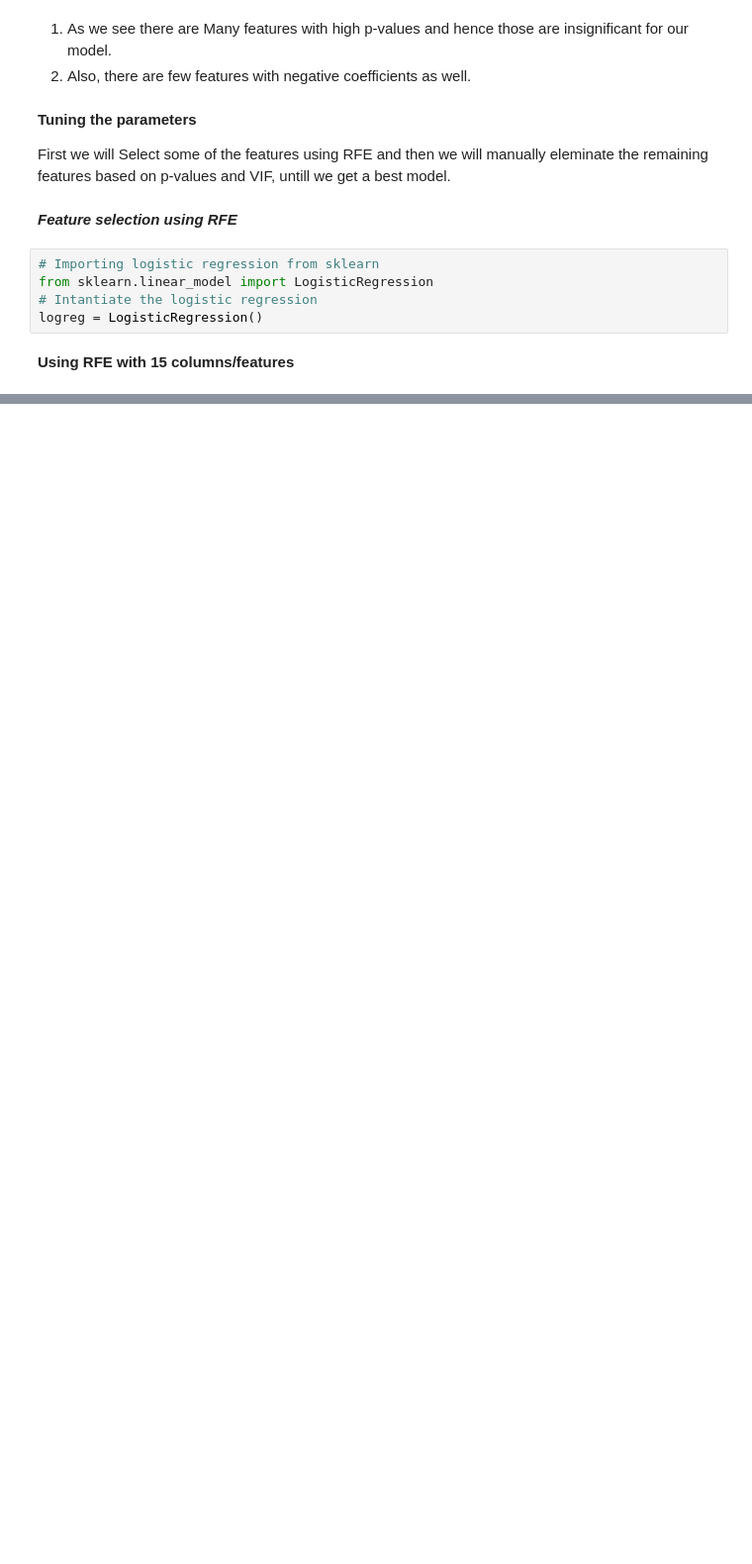
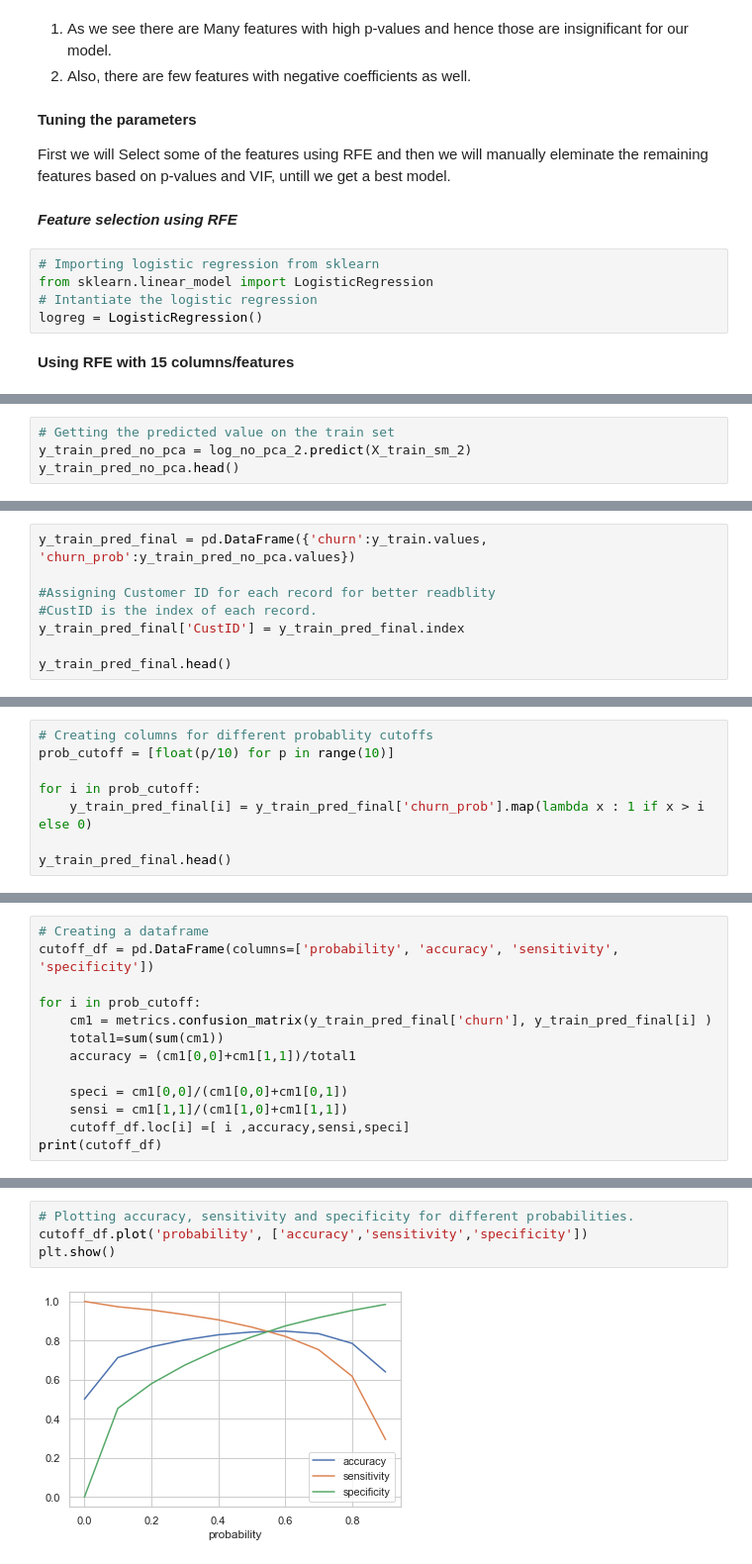
Before and after one commit to SatyugRaj/Telecom_Churn_Case_Study, a Jupyter notebook: Telecom_Churn_Case_Study.ipynb, the cells around one changed output, grey strips where cells are left out. Shown at 99% size. Drawn from its saved outputs; the diff is of its cells as text; blank space fills up the shorter version.

```diff
--- a/Telecom_Churn_Case_Study.ipynb
+++ b/Telecom_Churn_Case_Study.ipynb
@@ -1262,0 +1416,4 @@ TypeError: __init__() takes 2 positional arguments but 3 were given
+# %%
+# Getting the predicted value on the train set
+y_train_pred_no_pca = log_no_pca_2.predict(X_train_sm_2)
+y_train_pred_no_pca.head()
@@ -1262,0 +1427,8 @@ TypeError: __init__() takes 2 positional arguments but 3 were given
+# %%
+y_train_pred_final = pd.DataFrame({'churn':y_train.values, 'churn_prob':y_train_pred_no_pca.values})
+
+#Assigning Customer ID for each record for better readblity
+#CustID is the index of each record.
+y_train_pred_final['CustID'] = y_train_pred_final.index
+
+y_train_pred_final.head()
@@ -1262,0 +1444,8 @@ TypeError: __init__() takes 2 positional arguments but 3 were given
+# %%
+# Creating columns for different probablity cutoffs
+prob_cutoff = [float(p/10) for p in range(10)]
+
+for i in prob_cutoff:
+    y_train_pred_final[i] = y_train_pred_final['churn_prob'].map(lambda x : 1 if x > i else 0)
+
+y_train_pred_final.head()
@@ -1262,0 +1461,13 @@ TypeError: __init__() takes 2 positional arguments but 3 were given
+# %%
+# Creating a dataframe
+cutoff_df = pd.DataFrame(columns=['probability', 'accuracy', 'sensitivity', 'specificity'])
+
+for i in prob_cutoff:
+    cm1 = metrics.confusion_matrix(y_train_pred_final['churn'], y_train_pred_final[i] )
+    total1=sum(sum(cm1))
+    accuracy = (cm1[0,0]+cm1[1,1])/total1
+
+    speci = cm1[0,0]/(cm1[0,0]+cm1[0,1])
+    sensi = cm1[1,1]/(cm1[1,0]+cm1[1,1])
+    cutoff_df.loc[i] =[ i ,accuracy,sensi,speci]
+print(cutoff_df)
@@ -1262,0 +1492,6 @@ TypeError: __init__() takes 2 positional arguments but 3 were given
+# %%
+# Plotting accuracy, sensitivity and specificity for different probabilities.
+cutoff_df.plot('probability', ['accuracy','sensitivity','specificity'])
+plt.show()
+# %% [output]
+[figure, added]
```
Also changed, not shown: parts of 51 cells of this notebook.
